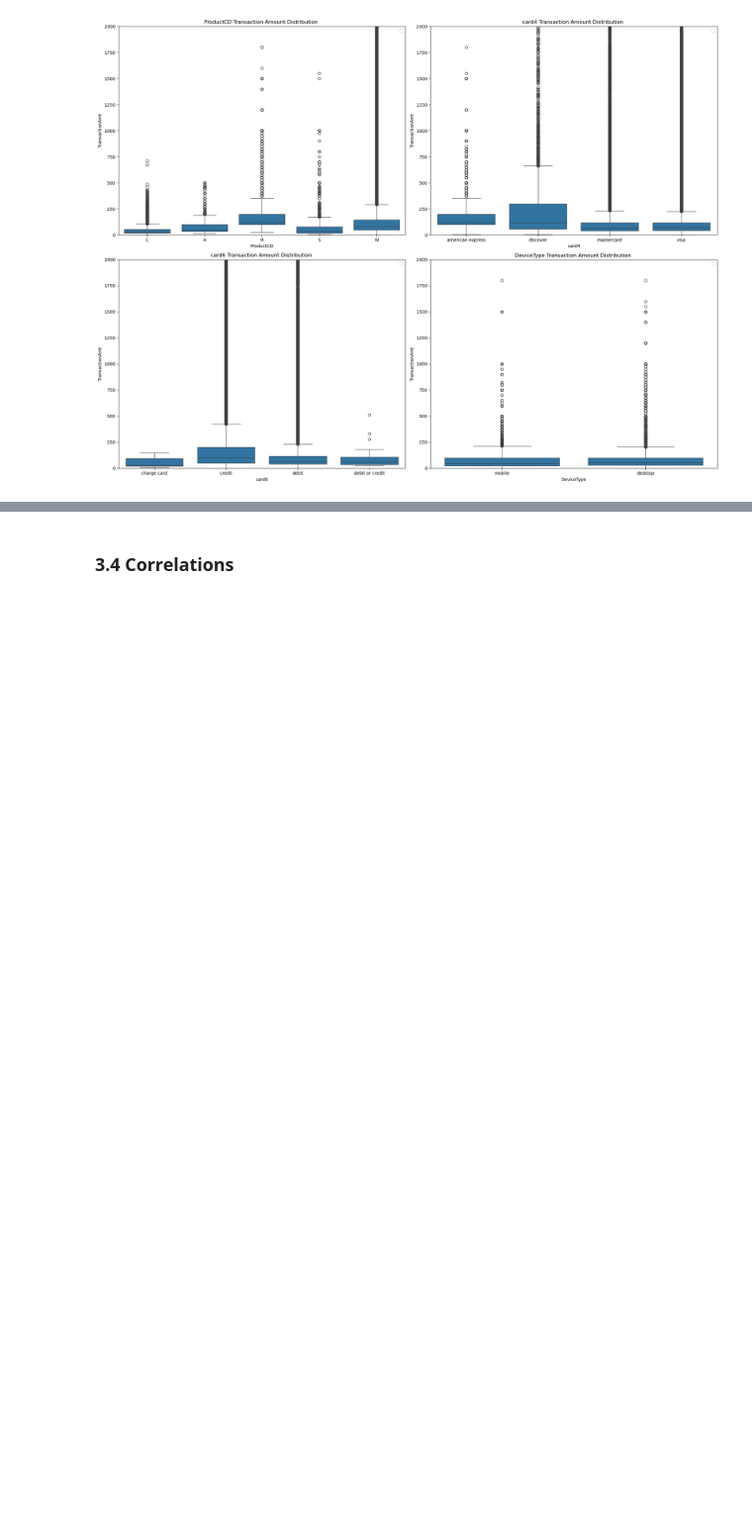
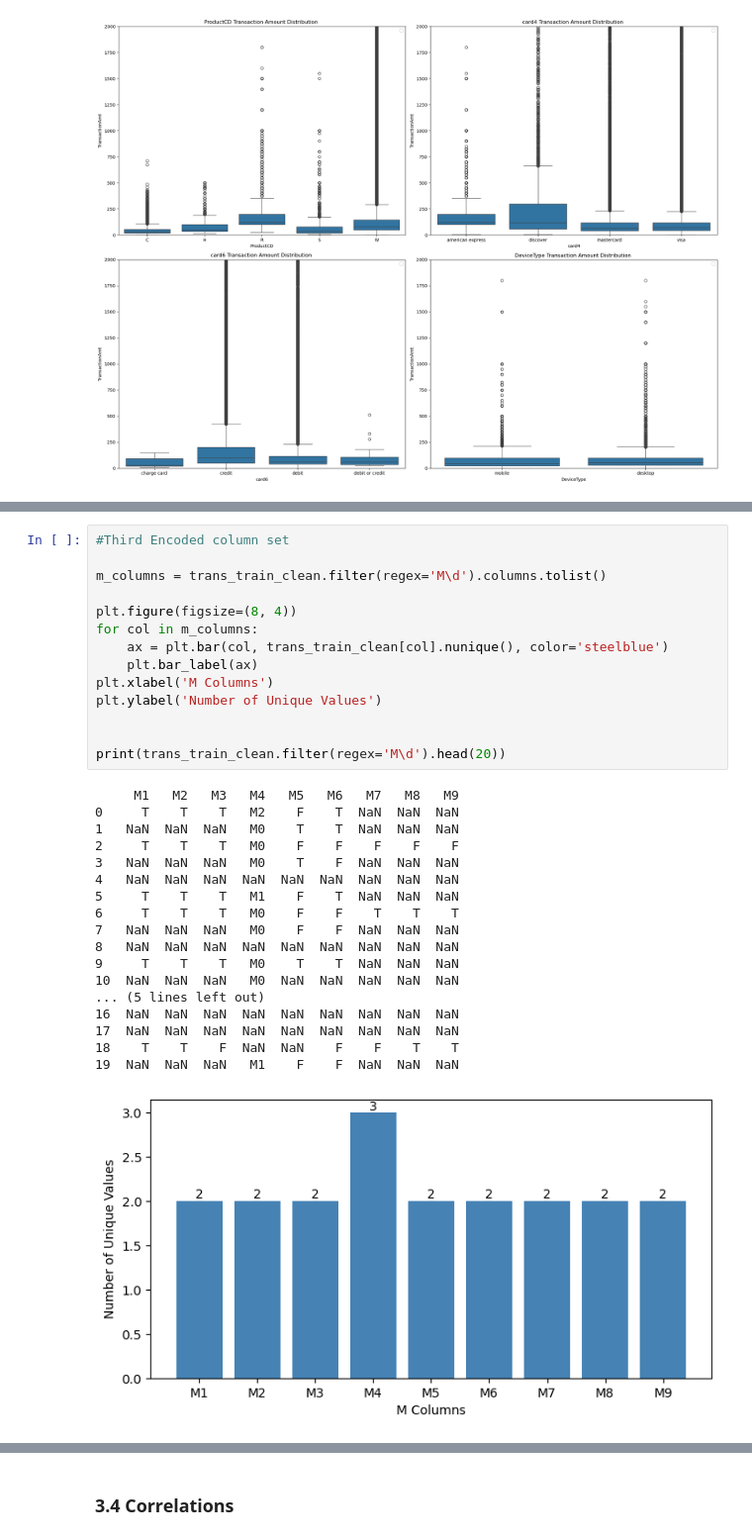
Before and after one commit to BenDuong/Bank-Fraud-Detection, a Jupyter notebook: capstone2_project_template.ipynb, the cells around one changed output, grey strips where cells are left out. Shown at 99% size. Drawn from its saved outputs; the diff is of its cells as text; blank space fills up the shorter version.

```diff
--- a/capstone2_project_template.ipynb
+++ b/capstone2_project_template.ipynb
@@ -433,0 +522,33 @@ plt.show()
+# %%
+#Third Encoded column set
+
+m_columns = trans_train_clean.filter(regex='M\d').columns.tolist()
+
+plt.figure(figsize=(8, 4))
+for col in m_columns:
+    ax = plt.bar(col, trans_train_clean[col].nunique(), color='steelblue')
+    plt.bar_label(ax)
+plt.xlabel('M Columns')
+plt.ylabel('Number of Unique Values')
+
+
+print(trans_train_clean.filter(regex='M\d').head(20))
+# %% [output]
+     M1   M2   M3   M4   M5   M6   M7   M8   M9
+0     T    T    T   M2    F    T  NaN  NaN  NaN
+1   NaN  NaN  NaN   M0    T    T  NaN  NaN  NaN
+2     T    T    T   M0    F    F    F    F    F
+3   NaN  NaN  NaN   M0    T    F  NaN  NaN  NaN
+4   NaN  NaN  NaN  NaN  NaN  NaN  NaN  NaN  NaN
+5     T    T    T   M1    F    T  NaN  NaN  NaN
+6     T    T    T   M0    F    F    T    T    T
+7   NaN  NaN  NaN   M0    F    F  NaN  NaN  NaN
+8   NaN  NaN  NaN  NaN  NaN  NaN  NaN  NaN  NaN
+9     T    T    T   M0    T    T  NaN  NaN  NaN
+10  NaN  NaN  NaN   M0  NaN  NaN  NaN  NaN  NaN
+... (5 lines left out)
+16  NaN  NaN  NaN  NaN  NaN  NaN  NaN  NaN  NaN
+17  NaN  NaN  NaN  NaN  NaN  NaN  NaN  NaN  NaN
+18    T    T    F  NaN  NaN    F    F    T    T
+19  NaN  NaN  NaN   M1    F    F  NaN  NaN  NaN
+[figure, added]
```
Also changed, not shown: parts of 28 cells of this notebook.
